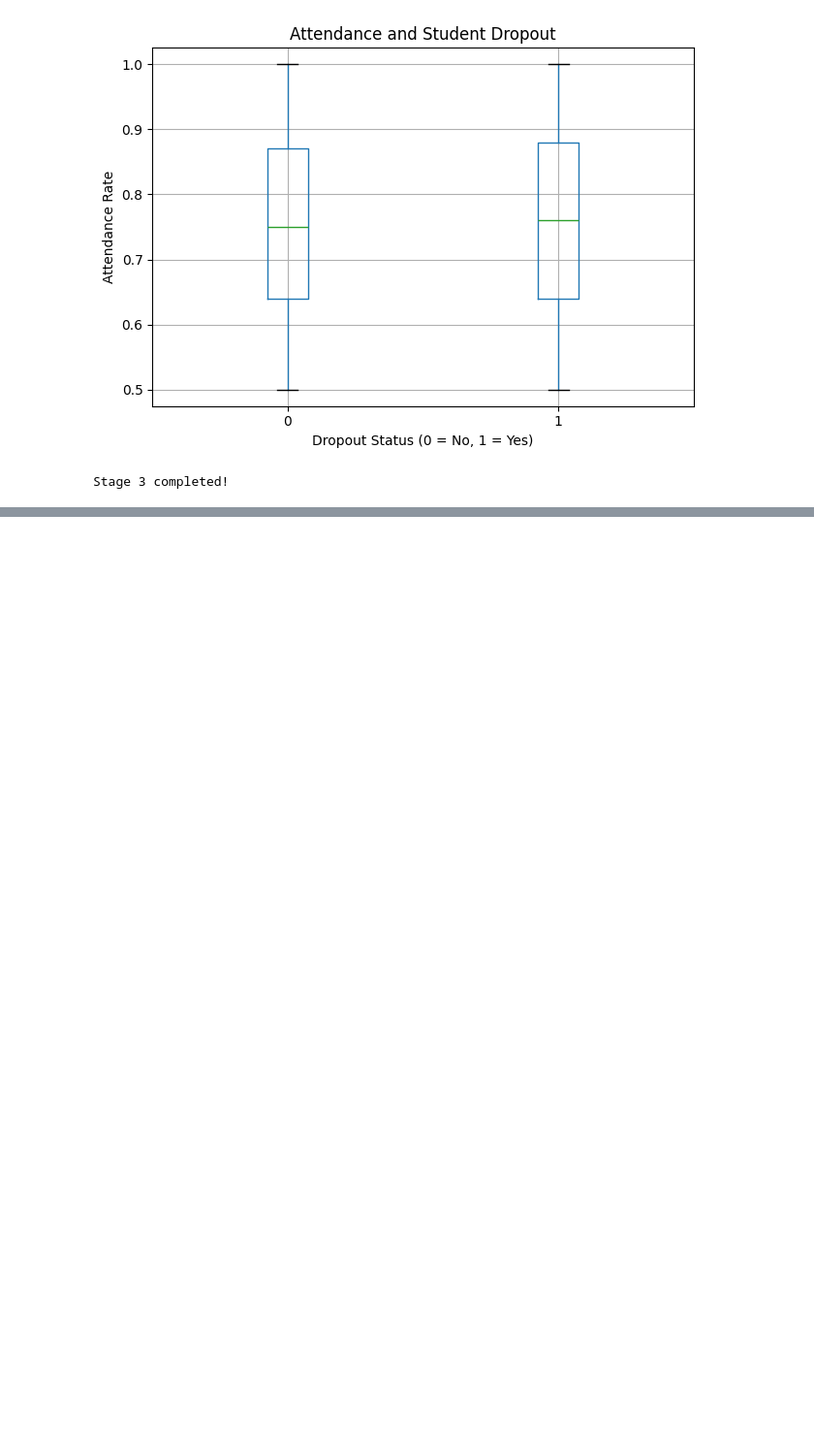
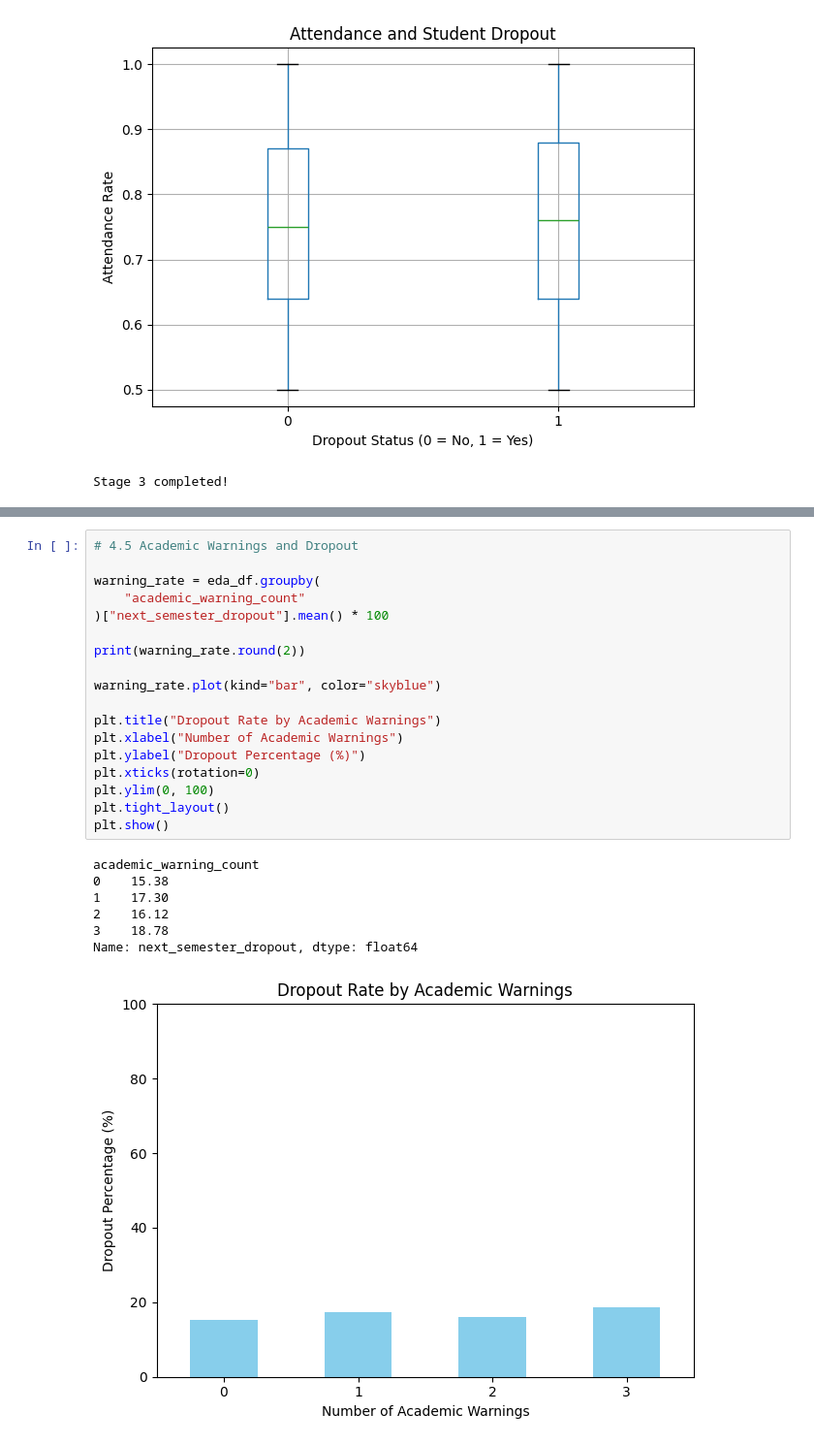
Before and after one commit to Fatimaa35053/TestPr, a Jupyter notebook: untitled59.ipynb, the cells around one changed output, grey strips where cells are left out. Shown at 97% size. Drawn from its saved outputs; the diff is of its cells as text; blank space fills up the shorter version.

```diff
--- a/untitled59.ipynb
+++ b/untitled59.ipynb
@@ -607,0 +686,26 @@ Stage 3 completed!
+# %%
+# 4.5 Academic Warnings and Dropout
+
+warning_rate = eda_df.groupby(
+    "academic_warning_count"
+)["next_semester_dropout"].mean() * 100
+
+print(warning_rate.round(2))
+
+warning_rate.plot(kind="bar", color="skyblue")
+
+plt.title("Dropout Rate by Academic Warnings")
+plt.xlabel("Number of Academic Warnings")
+plt.ylabel("Dropout Percentage (%)")
+plt.xticks(rotation=0)
+plt.ylim(0, 100)
+plt.tight_layout()
+plt.show()
+# %% [output]
+academic_warning_count
+0    15.38
+1    17.30
+2    16.12
+3    18.78
+Name: next_semester_dropout, dtype: float64
+[figure, added]
```
Also changed, not shown: parts of 26 cells of this notebook.
